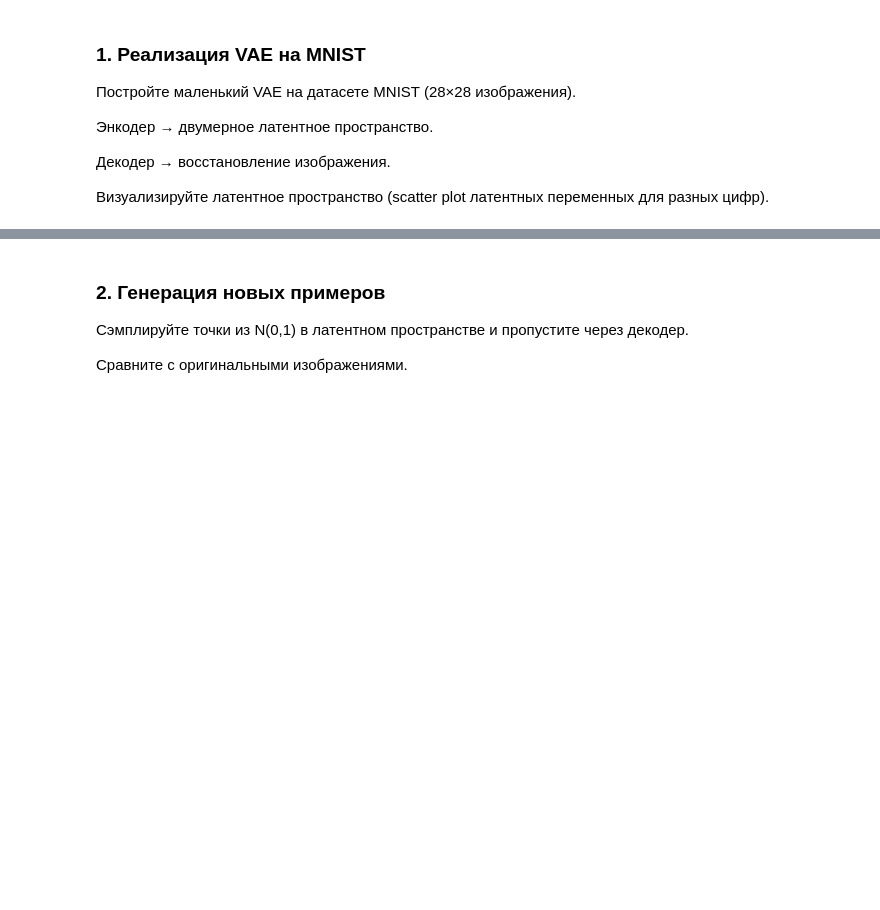
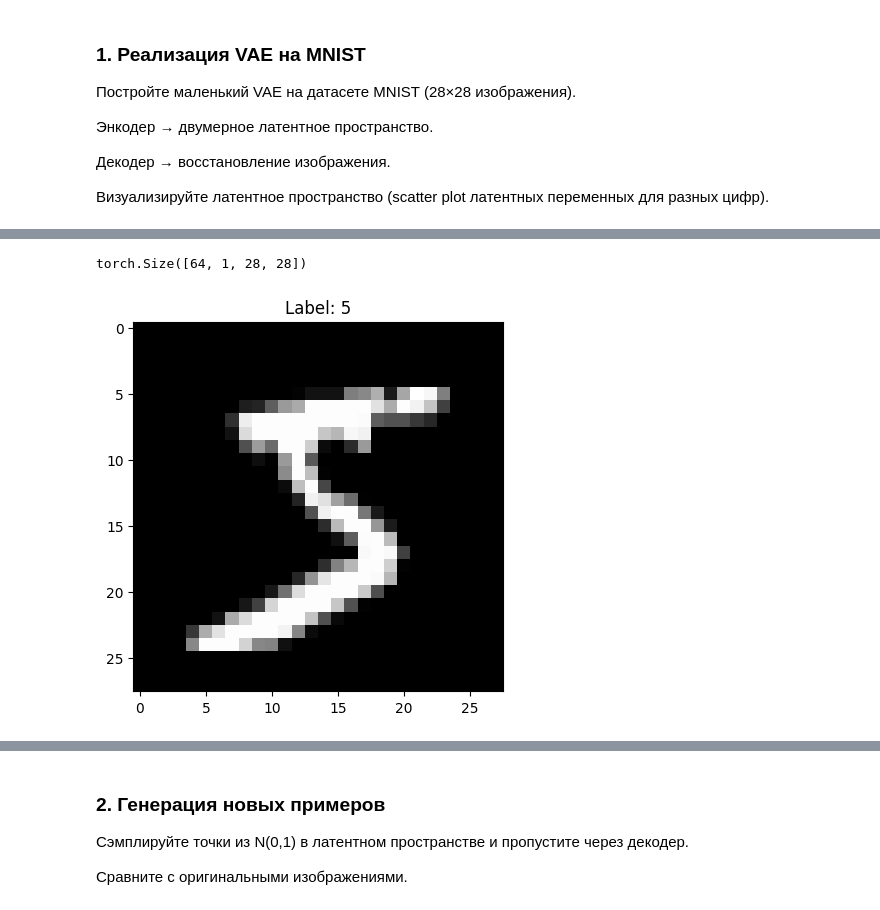
Before and after one commit to ZED-or-ZERO/Notes-on-ML-Courses., a Jupyter notebook: ML Course from ItechResearch/Lecture Tasks/Lecture_17.ipynb, the cells around one changed output, grey strips where cells are left out. Drawn from its saved outputs; the diff is of its cells as text; code cells hidden in the pictures; blank space fills up the shorter version.

```diff
--- a/ML Course from ItechResearch/Lecture Tasks/Lecture_17.ipynb
+++ b/ML Course from ItechResearch/Lecture Tasks/Lecture_17.ipynb
@@ -42,0 +94,17 @@
+# %%
+# Download training data from open datasets
+training_data = datasets.MNIST(root='data', train=True, download=True, transform=ToTensor())
+
+# Download test data from open datasets
+test_data = datasets.MNIST(root='data', train=False, download=True, transform=ToTensor())
+# %%
+batch_size = 64
+
+# Create data Loaders
+train_dataloader = DataLoader(training_data, batch_size=batch_size)
+test_dataloader = DataLoader(test_data, batch_size=batch_size)
+
+for X, y in test_dataloader:
+    print(f"Shape of X [N, C, H, W]: {X.shape}")
+    print(f"Shape of y: {y.shape}")
+    break
@@ -42,0 +214,14 @@
+# %%
+# Получаем одну порцию данных
+images, labels = next(iter(train_dataloader))
+
+# Проверяем размер
+print(images.shape) # Выведет [128, 1, 28, 28] -> 128 картинок, 1 канал, 28x28 пикселей
+
+# Рисуем первую картинку
+plt.imshow(images[0].reshape(28, 28), cmap='gray')
+plt.title(f"Label: {labels[0].item()}")
+plt.show()
+# %% [output]
+torch.Size([64, 1, 28, 28])
+[figure, added]
```
Also changed, not shown: parts of 19 cells of this notebook, 5 other files.
